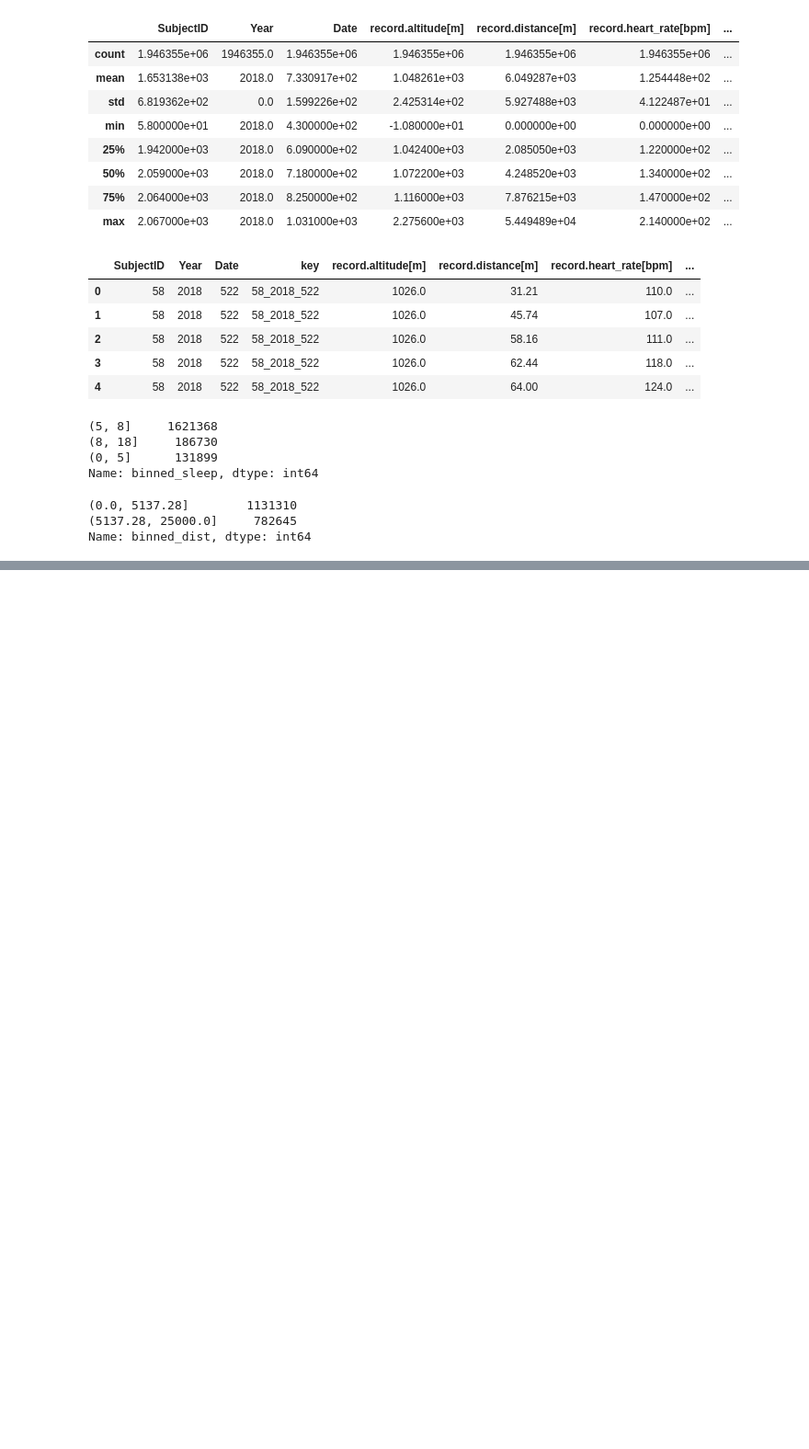
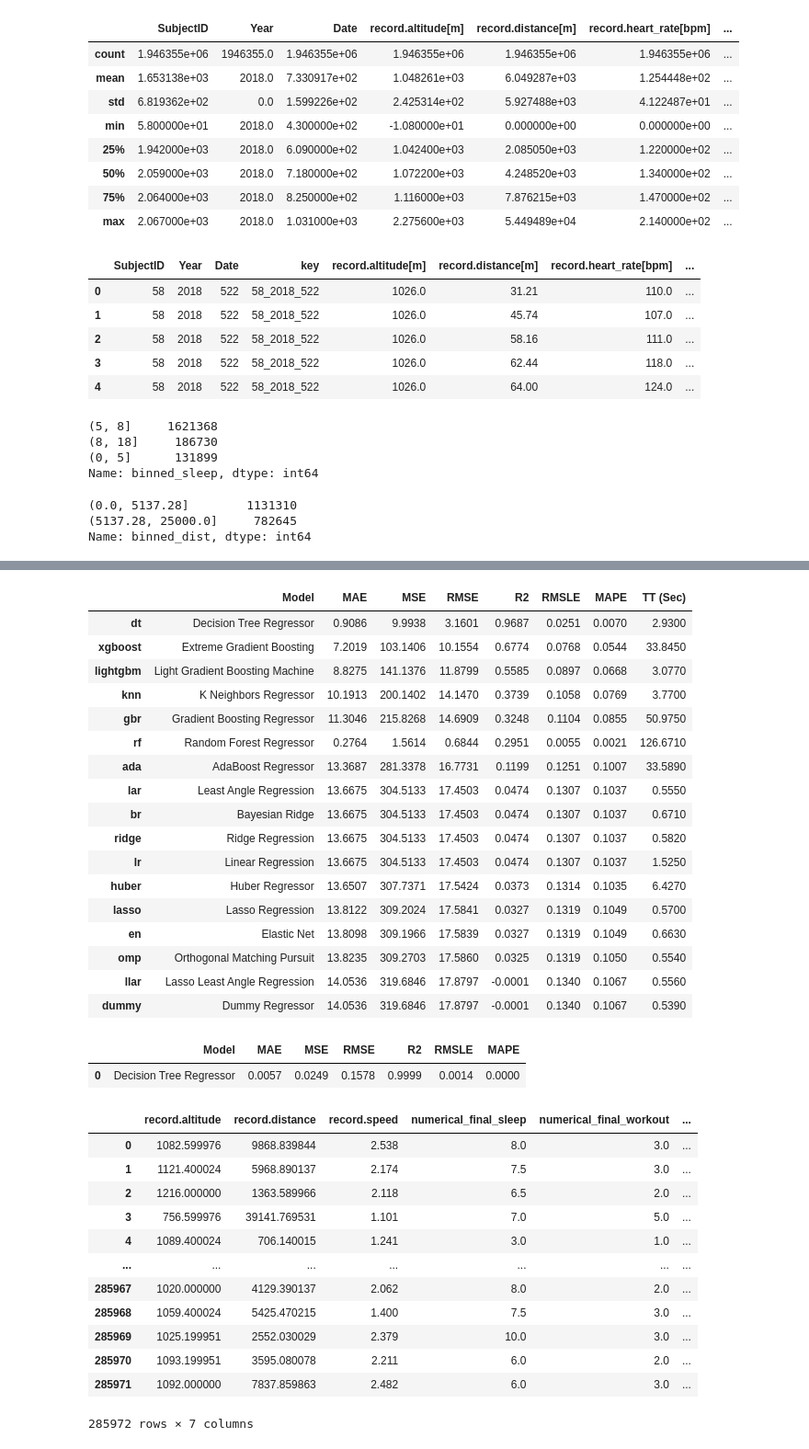
Before and after one commit to Ly-Mark/Garmin_Running, a Jupyter notebook: garmin_run_0302.ipynb, the cells around one changed output, grey strips where cells are left out. Shown at 92% size. Cells and saved outputs as stored; diff of their text form; code cells hidden in the pictures; blank space fills up the shorter version.

```diff
--- a/garmin_run_0302.ipynb
+++ b/garmin_run_0302.ipynb
@@ -582,0 +673,39 @@ Name: binned_dist, dtype: int64
+# %%
+best = compare_models()
+model = best
+final_model =  finalize_model(model)
+predict_model(final_model)
+# %% [output]
+|  | Model | MAE | MSE | RMSE | R2 | RMSLE | MAPE | TT (Sec) |
+| dt | Decision Tree Regressor | 0.9086 | 9.9938 | 3.1601 | 0.9687 | 0.0251 | 0.0070 | 2.9300 |
+| xgboost | Extreme Gradient Boosting | 7.2019 | 103.1406 | 10.1554 | 0.6774 | 0.0768 | 0.0544 | 33.8450 |
+| lightgbm | Light Gradient Boosting Machine | 8.8275 | 141.1376 | 11.8799 | 0.5585 | 0.0897 | 0.0668 | 3.0770 |
+| knn | K Neighbors Regressor | 10.1913 | 200.1402 | 14.1470 | 0.3739 | 0.1058 | 0.0769 | 3.7700 |
+| gbr | Gradient Boosting Regressor | 11.3046 | 215.8268 | 14.6909 | 0.3248 | 0.1104 | 0.0855 | 50.9750 |
+| rf | Random Forest Regressor | 0.2764 | 1.5614 | 0.6844 | 0.2951 | 0.0055 | 0.0021 | 126.6710 |
+| ada | AdaBoost Regressor | 13.3687 | 281.3378 | 16.7731 | 0.1199 | 0.1251 | 0.1007 | 33.5890 |
+| lar | Least Angle Regression | 13.6675 | 304.5133 | 17.4503 | 0.0474 | 0.1307 | 0.1037 | 0.5550 |
+| br | Bayesian Ridge | 13.6675 | 304.5133 | 17.4503 | 0.0474 | 0.1307 | 0.1037 | 0.6710 |
+| ridge | Ridge Regression | 13.6675 | 304.5133 | 17.4503 | 0.0474 | 0.1307 | 0.1037 | 0.5820 |
+| lr | Linear Regression | 13.6675 | 304.5133 | 17.4503 | 0.0474 | 0.1307 | 0.1037 | 1.5250 |
+| huber | Huber Regressor | 13.6507 | 307.7371 | 17.5424 | 0.0373 | 0.1314 | 0.1035 | 6.4270 |
+| lasso | Lasso Regression | 13.8122 | 309.2024 | 17.5841 | 0.0327 | 0.1319 | 0.1049 | 0.5700 |
+| en | Elastic Net | 13.8098 | 309.1966 | 17.5839 | 0.0327 | 0.1319 | 0.1049 | 0.6630 |
+| omp | Orthogonal Matching Pursuit | 13.8235 | 309.2703 | 17.5860 | 0.0325 | 0.1319 | 0.1050 | 0.5540 |
+| llar | Lasso Least Angle Regression | 14.0536 | 319.6846 | 17.8797 | -0.0001 | 0.1340 | 0.1067 | 0.5560 |
+| dummy | Dummy Regressor | 14.0536 | 319.6846 | 17.8797 | -0.0001 | 0.1340 | 0.1067 | 0.5390 |
+|  | Model | MAE | MSE | RMSE | R2 | RMSLE | MAPE |
+| 0 | Decision Tree Regressor | 0.0057 | 0.0249 | 0.1578 | 0.9999 | 0.0014 | 0.0000 |
+|  | record.altitude | record.distance | record.speed | numerical_final_sleep | numerical_final_workout | ... |
+| 0 | 1082.599976 | 9868.839844 | 2.538 | 8.0 | 3.0 | ... |
+| 1 | 1121.400024 | 5968.890137 | 2.174 | 7.5 | 3.0 | ... |
+| 2 | 1216.000000 | 1363.589966 | 2.118 | 6.5 | 2.0 | ... |
+| 3 | 756.599976 | 39141.769531 | 1.101 | 7.0 | 5.0 | ... |
+| 4 | 1089.400024 | 706.140015 | 1.241 | 3.0 | 1.0 | ... |
+| ... | ... | ... | ... | ... | ... | ... |
+| 285967 | 1020.000000 | 4129.390137 | 2.062 | 8.0 | 2.0 | ... |
+| 285968 | 1059.400024 | 5425.470215 | 1.400 | 7.5 | 3.0 | ... |
+| 285969 | 1025.199951 | 2552.030029 | 2.379 | 10.0 | 3.0 | ... |
+| 285970 | 1093.199951 | 3595.080078 | 2.211 | 6.0 | 2.0 | ... |
+| 285971 | 1092.000000 | 7837.859863 | 2.482 | 6.0 | 3.0 | ... |
+285972 rows × 7 columns
```
Also changed, not shown: parts of 24 cells of this notebook.
